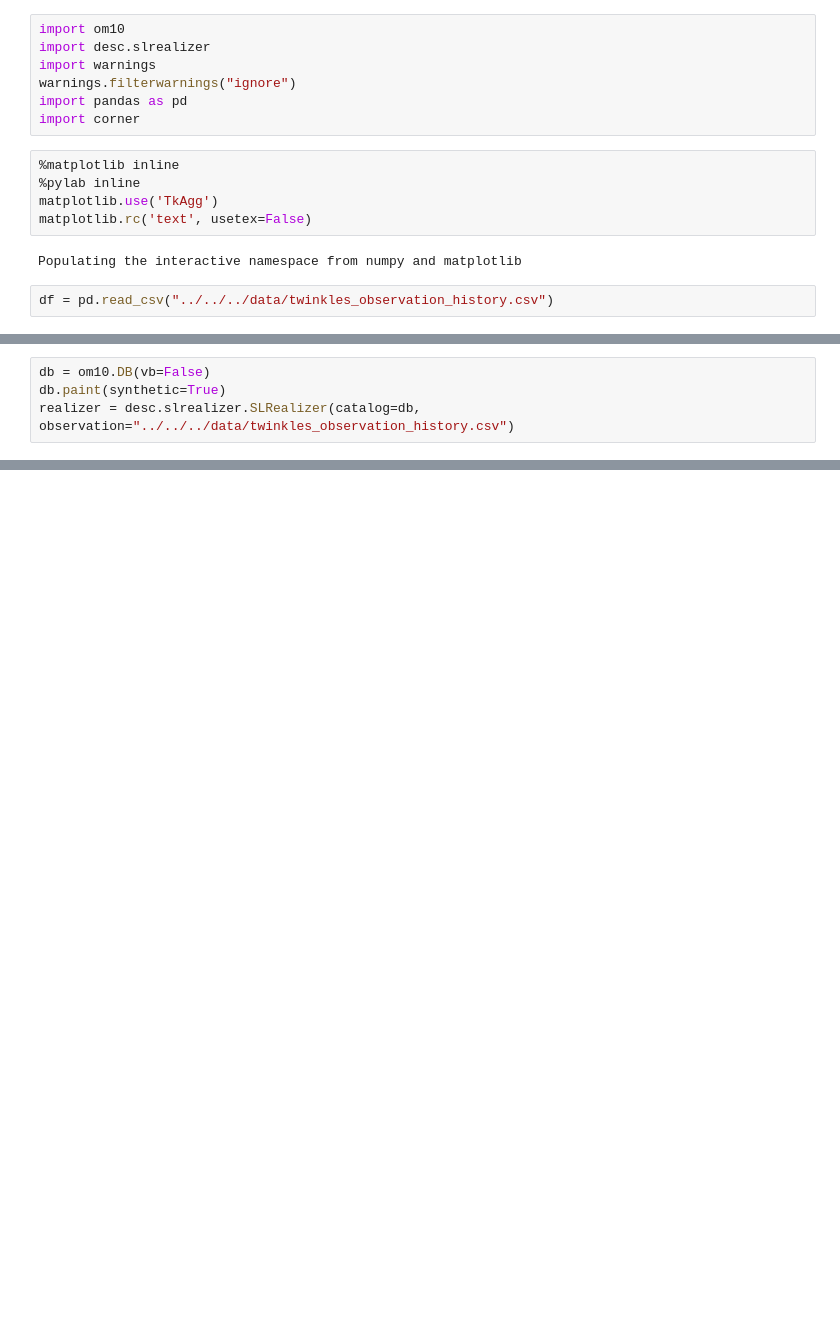
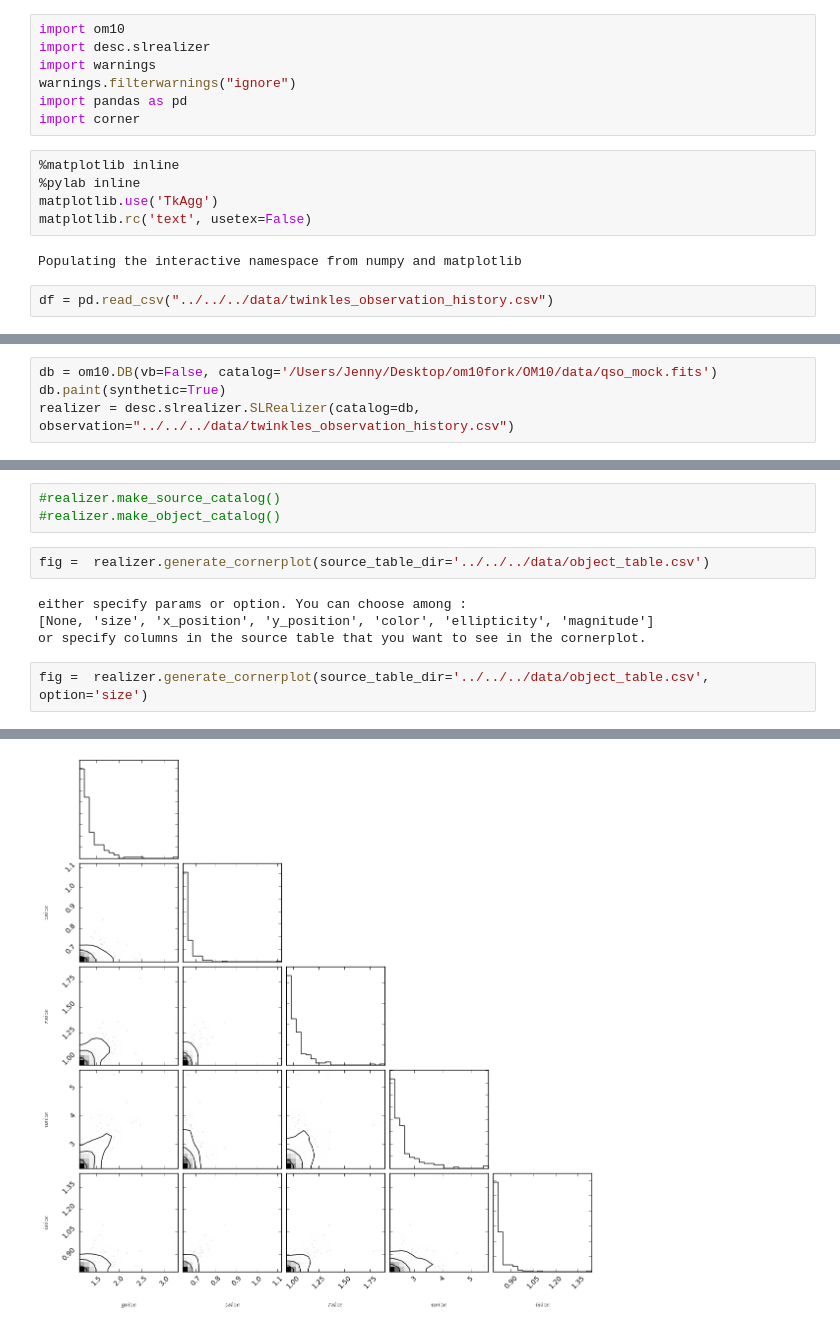
Before and after one commit to jiwoncpark/SLRealizer, a Jupyter notebook: python/desc/slrealizer/Cornerplot_test.ipynb, the cells around one changed output, grey strips where cells are left out. Cells and saved outputs as stored; diff of their text form; blank space fills up the shorter version.

```diff
--- a/python/desc/slrealizer/Cornerplot_test.ipynb
+++ b/python/desc/slrealizer/Cornerplot_test.ipynb
@@ -32,4 +17,4 @@ print observation
 # %%
-db = om10.DB(vb=False)
+db = om10.DB(vb=False, catalog='/Users/Jenny/Desktop/om10fork/OM10/data/qso_mock.fits')
 db.paint(synthetic=True)
 realizer = desc.slrealizer.SLRealizer(catalog=db, observation="../../../data/twinkles_observation_history.csv")
@@ -72,0 +21,12 @@ done
+# %%
+#realizer.make_source_catalog()
+#realizer.make_object_catalog()
+# %%
+fig =  realizer.generate_cornerplot(source_table_dir='../../../data/object_table.csv')
+# %% [output]
+either specify params or option. You can choose among :
+[None, 'size', 'x_position', 'y_position', 'color', 'ellipticity', 'magnitude']
+or specify columns in the source table that you want to see in the cornerplot.
+# %%
+fig =  realizer.generate_cornerplot(source_table_dir='../../../data/object_table.csv', option='size')
+# %% [output]
@@ -72,0 +34 @@ done
+[figure, added]
```
Also changed, not shown: parts of 10 cells of this notebook, 6 other files.
